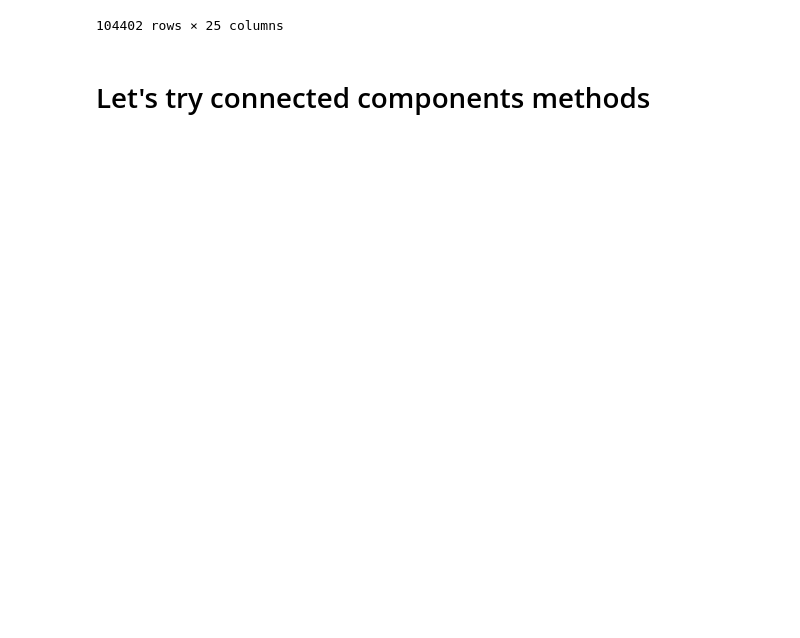
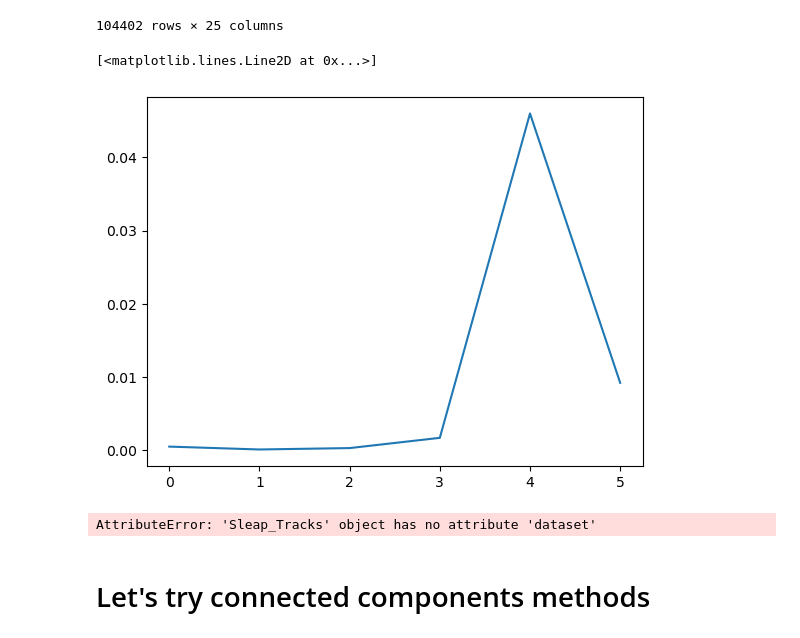
Before and after one commit to NeLy-EPFL/Tracking_Analysis, a Jupyter notebook: MazeRecorder/Analysis/Fine_Ball_Interactions.ipynb, the cells around one changed output. Saved outputs shown, nothing was run; the diff lists cells and outputs as text; code cells hidden in the pictures; blank space fills up the shorter version.

Commit message:
Started statistical analysis on F1 data and generated multiple plots

```diff
--- a/MazeRecorder/Analysis/Fine_Ball_Interactions.ipynb
+++ b/MazeRecorder/Analysis/Fine_Ball_Interactions.ipynb
@@ -34,6 +34,37 @@ Fly1.fly_skeleton
 | 104400 | 104401 | 3600.034483 | fly_1 | 75.715789 | 149.778560 | 76.810616 | 162.268610 | 60.274484 | 184.932559 | 69.585263 | ... |
 | 104401 | 104402 | 3600.068966 | fly_1 | 75.804355 | 149.046934 | 76.884498 | 161.541146 | 60.211174 | 184.220902 | 69.585263 | ... |
 104402 rows × 25 columns
+# %%
+# Get interaction events between fly Rfront and Lfront and ball centre
+
+Events = Ballpushing_utils.find_interaction_events(Fly1.fly_skeleton, Fly1.balltrack.objects[0].dataset, ["Rfront", "Lfront"], ["centre"], threshold = [0,11], gap_between_events = 1/29, event_min_length = 1/29)
+# %%
+# For each event, get the derivative of the ball position
+
+ball_velocities = []
+
+for event in Events:
+    # Get the ball positions for the event
+    ball_positions = Fly1.balltrack.objects[0].dataset[event[0]:event[1]]
+    # Get the derivative of the ball positions
+
+    ball_velocity = abs(np.diff(ball_positions["y_centre"], axis = 0))
+
+    ball_velocities.append(ball_velocity)
+# %%
+# Plot the ball velocities as a function of event number
+
+plt.plot([np.mean(vel) for vel in ball_velocities])
+# %% [output]
+[<matplotlib.lines.Line2D at 0x...>]
+[figure, added]
+# %%
+# Get the annotated frames for event 4
+
+for frame in range(Events[4][0], Events[4][1]):
+    Fly1.flytrack.generate_annotated_frame(frame)
+# %% [output]
+AttributeError: 'Sleap_Tracks' object has no attribute 'dataset'
 # %%
 Dataset = Sleap_utils.CombinedSleapTracks(video_path="/mnt/upramdya_data/MD/MultiMazeRecorder/Videos/231115_TNT_Fine_2_Videos_Tracked/arena9/corridor6/corridor6_preprocessed.mp4", sleap_tracks_list=[Fly1, Ball1])
 # %%
```
Also changed, not shown: 2 other files.
